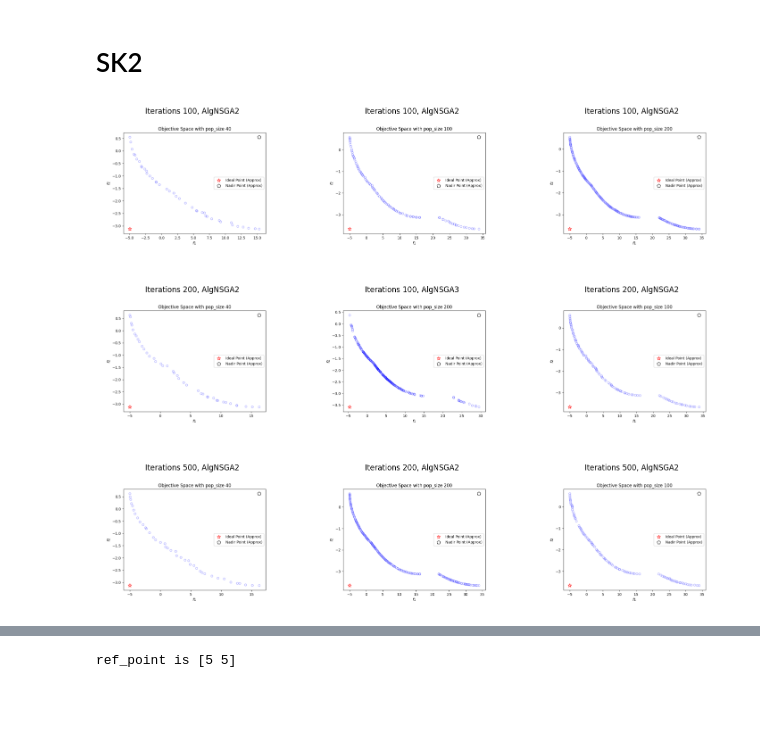
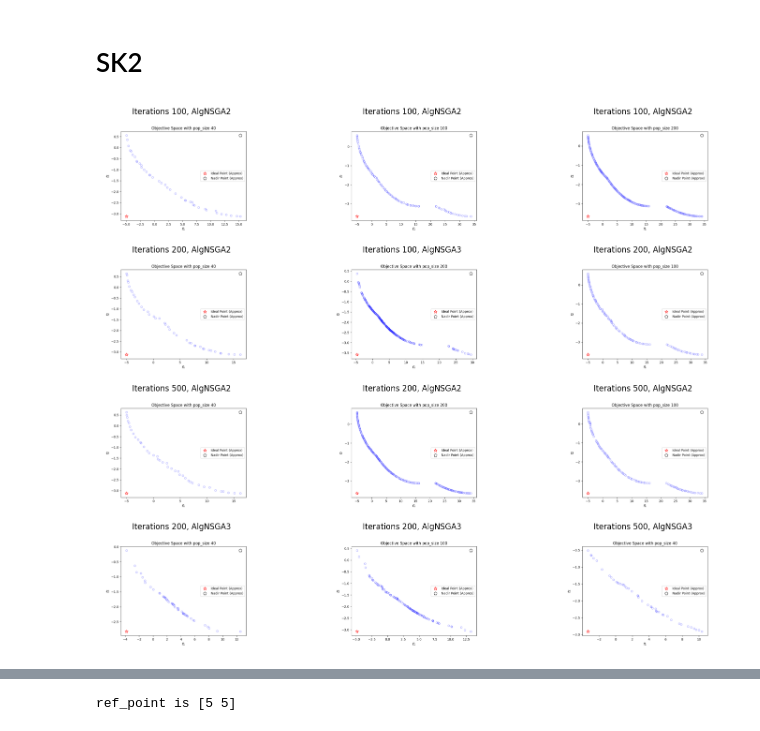
Before and after one commit to wuyoscar/Multi-Obj_Optimization, a Jupyter notebook: Result/result_factory/SK2.ipynb, the cells around one changed output, grey strips where cells are left out. Cells and saved outputs as stored; diff of their text form; code cells hidden in the pictures; blank space fills up the shorter version.

```diff
--- a/Result/result_factory/SK2.ipynb
+++ b/Result/result_factory/SK2.ipynb
@@ -93,8 +93,8 @@ The number of records sk2 48
 %matplotlib inline
 import matplotlib.pyplot as plt
 plt.subplots(figsize=(18,15), dpi=100)
-for i in range(9):
-    plt.subplot(3,3,i+1)
+for i in range(12):
+    plt.subplot(4,3,i+1)
     f = sk2_typo['image_location'][i]
     path = os.path.join(folder,f )+'.png'
     img = Image.open(path)
@@ -157,18 +157,18 @@ ref_point is [5 5]
 # %%
 # more figures can be found here: Result/Images/KUR1/..
 %matplotlib inline
 import matplotlib.pyplot as plt
 plt.subplots(figsize=(18,15), dpi=100)
-for i in range(9):
-    plt.subplot(3,3,i+1)
+for i in range(12):
+    plt.subplot(4,3,i+1)
     f = sk2['image_location'][i]
     path = os.path.join(folder,f )+'.png'
     img = Image.open(path)
     plt.title(f'Iterations {sk2.Iteration[i]}, Alg{sk2.Alg_name[i]}')
     plt.axis('off')
     plt.imshow(img)
 # %% [output]
-[figure, old version]
+[figure, new version]
 # %%
 nadir_arr  = np.array([np.fromstring(i, dtype=float, sep=' ') for i in np.array(sk2['approx_nadir'])])
 
```
Also changed, not shown: parts of 3 cells of this notebook, 6 other files.
